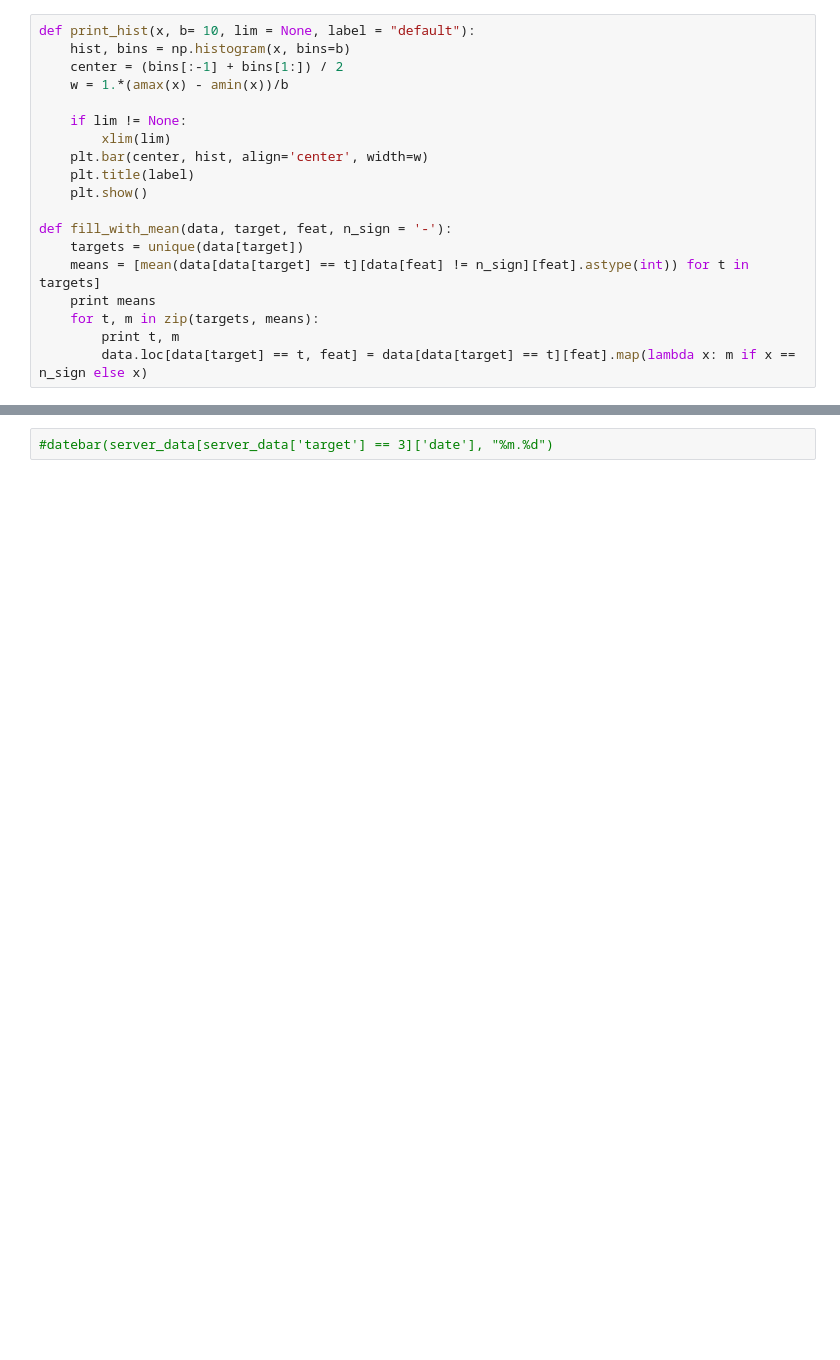
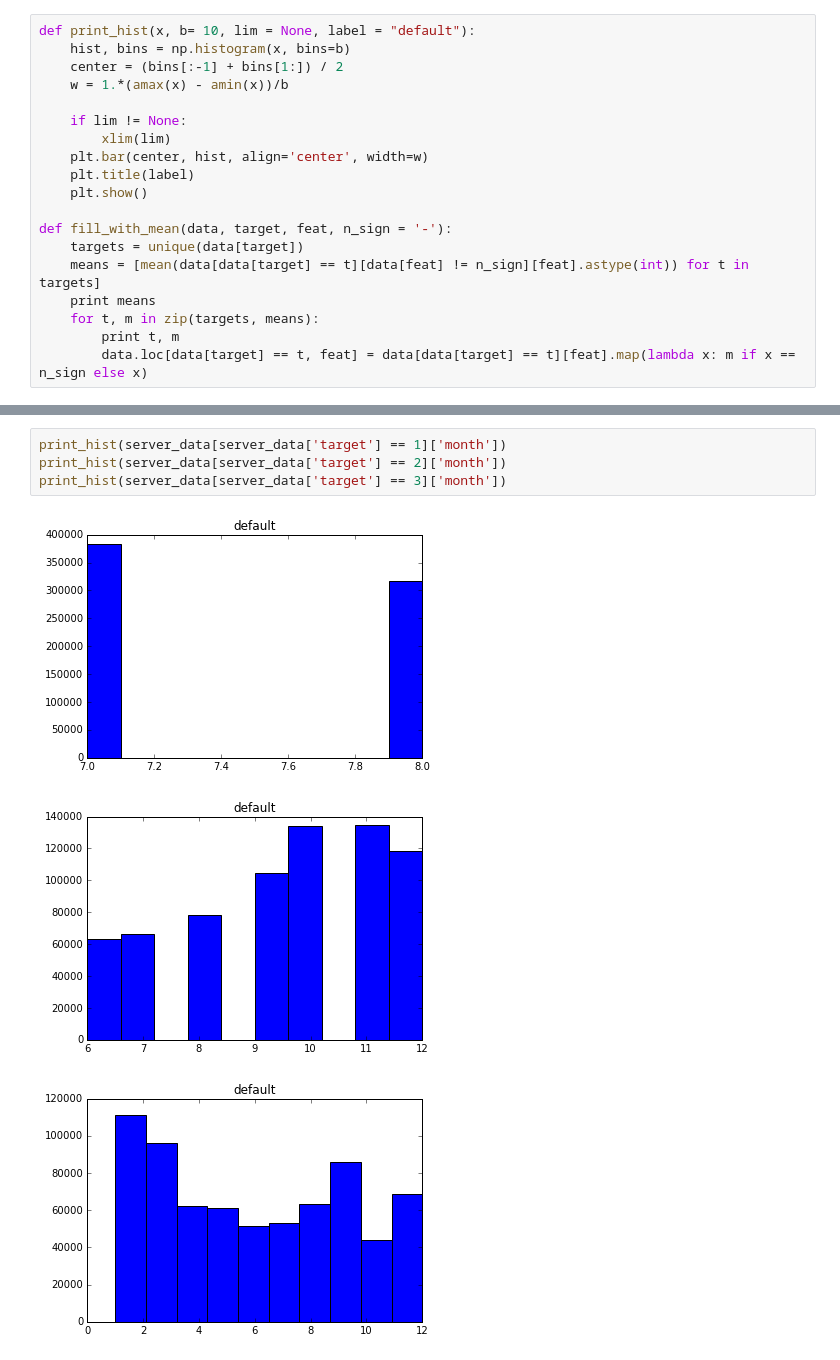
Before and after one commit to DawidSzcz/Eksploracja_projekt, a Jupyter notebook: Project.ipynb, the cells around one changed output, grey strips where cells are left out. Drawn from its saved outputs; the diff is of its cells as text; blank space fills up the shorter version.

```diff
--- a/Project.ipynb
+++ b/Project.ipynb
@@ -96,2 +96,8 @@ datebar(server_data[server_data['target'] == 3]['date'], "%A")
-# %%
-#datebar(server_data[server_data['target'] == 3]['date'], "%m.%d")
+# %%
+print_hist(server_data[server_data['target'] == 1]['month'])
+print_hist(server_data[server_data['target'] == 2]['month'])
+print_hist(server_data[server_data['target'] == 3]['month'])
+# %% [output]
+[figure, added]
+[figure, added]
+[figure, added]
```
Also changed, not shown: parts of 13 cells of this notebook, 2 other files.
